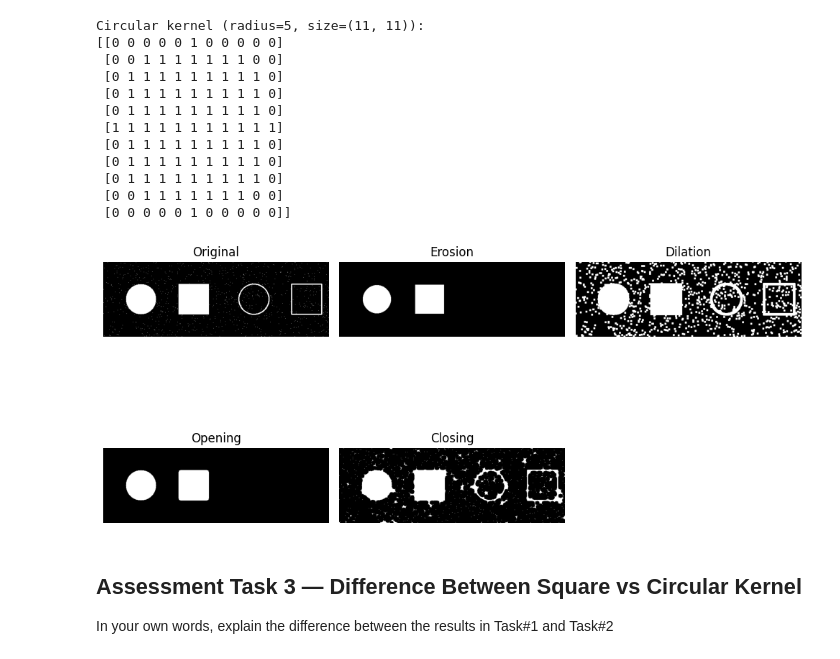
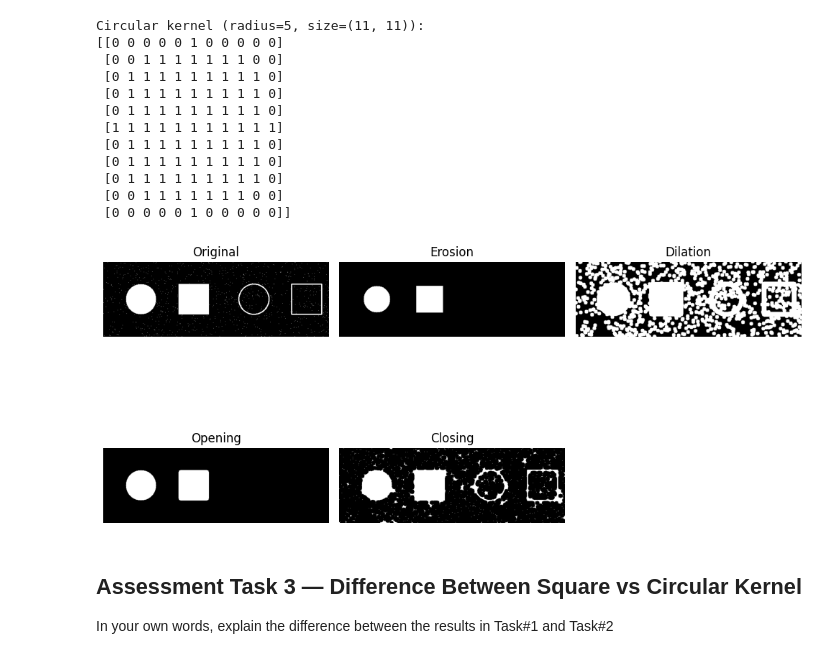
Before and after one commit to najafalsabia/06-Morphological, a Jupyter notebook: Lab6_Morphological.ipynb, the cells around one changed output. Saved outputs shown, nothing was run; the diff lists cells and outputs as text; code cells hidden in the pictures.

```diff
--- a/Lab6_Morphological.ipynb
+++ b/Lab6_Morphological.ipynb
@@ -171,27 +171,27 @@ Circular kernel (radius=5, size=(11, 11)):
  [0 0 1 1 1 1 1 1 1 0 0]
  [0 0 0 0 0 1 0 0 0 0 0]]
 # %%
-erosion = cv2.erode(image, kernel, iterations=1)
-dilation = cv2.dilate(image, kernel, iterations=1)
+erosion = cv2.erode(image, circle_kernel , iterations=1)
+dilation = cv2.dilate(image, circle_kernel , iterations=1)
 opening = cv2.morphologyEx(image, cv2.MORPH_OPEN, circle_kernel)
 closing = cv2.morphologyEx(image, cv2.MORPH_CLOSE, circle_kernel)
 
 
 titles = ['Original', 'Erosion', 'Dilation', 'Opening', 'Closing']
 images = [image, erosion, dilation, opening, closing]
 
 plt.figure(figsize=(10,6))
 
 for i in range(5):
     plt.subplot(2,3,i+1)
     plt.imshow(images[i], cmap='gray')
     plt.title(titles[i])
     plt.axis('off')
 
 plt.tight_layout()
 plt.show()
 # %% [output]
-[figure, old version]
+[figure, new version]
 # %% [markdown]
 ## Assessment Task 3 — Difference Between Square vs Circular Kernel
 
```
